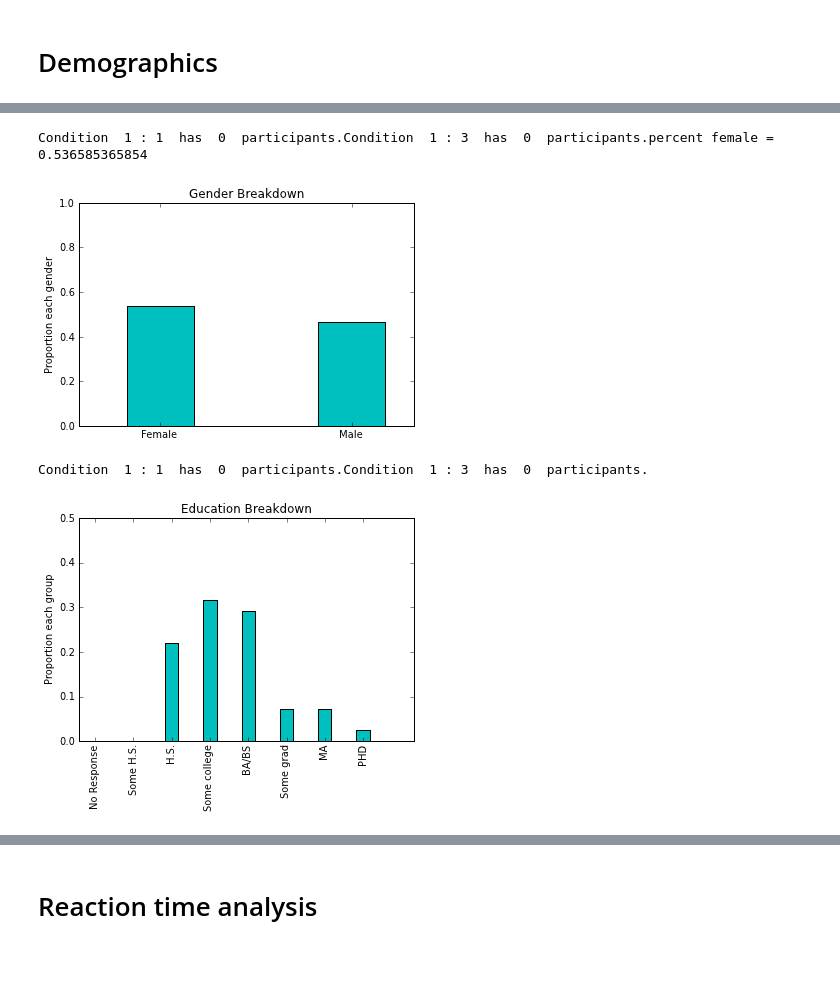
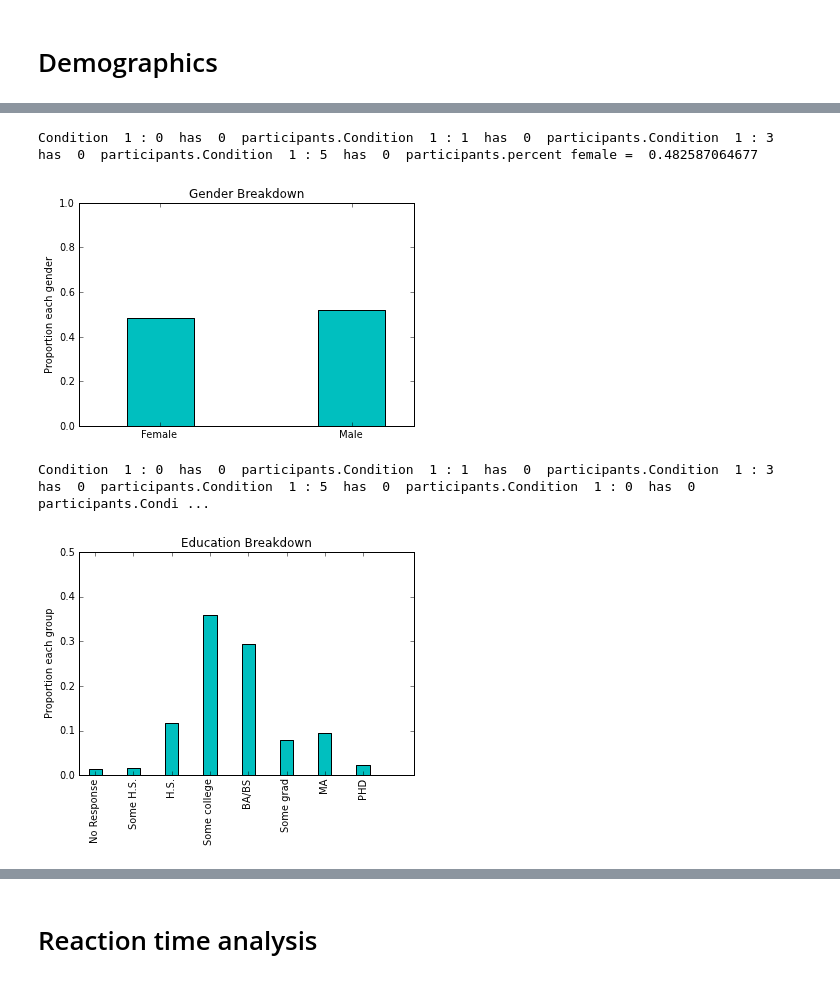
Before and after one commit to NYUCCL/CrumpMcDonnellGureckis2013, a Jupyter notebook: dataanalysis/ActiveLearning_SHJ.ipynb, the cells around one changed output, grey strips where cells are left out. Cells and saved outputs as stored; diff of their text form; code cells hidden in the pictures.

```diff
--- a/dataanalysis/ActiveLearning_SHJ.ipynb
+++ b/dataanalysis/ActiveLearning_SHJ.ipynb
@@ -87,10 +123,10 @@ Condition  1 : 0  has  40  participants.Condition  1 : 1  has  35  participants.
 # %%
-genders=get_gender(participants, "4.3", 1, 1)+get_gender(participants, "4.3", 1, 3)print "percent female = ", sum(genders)/float(len(genders))# plot parametersind = arange(2)width=0.35fig = plt.figure()ax = fig.add_subplot(111)genderCs = [sum(genders)/float(len(genders)), (len(genders)-sum(genders))/float(len(genders))]passv = ax.bar(ind, genderCs, width, color='c')ax.set_ylabel('Proportion each gender')ax.set_title('Gender Breakdown')ax.set_xticks(ind+width/2)ax.set_xticklabels(('Female','Male'))plt.axis([-0.25,1.5,0,1])plt.show()
+genders=get_gender(participants, "5.3", 1, 0)+get_gender(participants, "5.3", 1, 1)+get_gender(participants, "5.3", 1, 3)+get_gender(participants, "5.3", 1, 5)print "percent female = ", sum(genders)/float(len(genders))# plot parametersind = arange(2)width=0.35fig = plt.figure()ax = fig.add_subplot(111)genderCs = [sum(genders)/float(len(genders)), (len(genders)-sum(genders))/float(len(genders))]passv = ax.bar(ind, genderCs, width, color='c')ax.set_ylabel('Proportion each gender')ax.set_title('Gender Breakdown')ax.set_xticks(ind+width/2)ax.set_xticklabels(('Female','Male'))plt.axis([-0.25,1.5,0,1])plt.show()
 # %% [output]
-Condition  1 : 1  has  0  participants.Condition  1 : 3  has  0  participants.percent female =  0.536585365854
+Condition  1 : 0  has  0  participants.Condition  1 : 1  has  0  participants.Condition  1 : 3  has  0  participants.Condition  1 : 5  has  0  participants.percent female =  0.482587064677
-[figure, old version]
+[figure, new version]
 # %%
-education=get_education(participants, "4.3", 1, 1)+get_education(participants, "4.3", 1, 3)education# plot parametersind = arange(8)width=0.35fig = plt.figure()ax = fig.add_subplot(111)educationCs=[len(filter(lambda x: x==NORESPONSE, education)),len(filter(lambda x: x==SOMEHIGHSCHOOL, education)),len(filter(lambda x: x==HIGHSCHOOL, education)),len(filter(lambda x: x==SOMECOLLEGE, education)),len(filter(lambda x: x==BA, education)),len(filter(lambda x: x==SOMEGRAD, education)),len(filter(lambda x: x==MA, education)),len(filter(lambda x: x==PHD, education))]passv = ax.bar(ind, array(educationCs)/float(len(education)), width, color='c')ax.set_ylabel('Proportion each group')ax.set_title('Education Breakdown')ax.set_xticks(ind+width/2)ax.set_xticklabels(('No Response','Some H.S.', 'H.S.', 'Some college', 'BA/BS', 'Some grad', 'MA', 'PHD'), rotation='vertical')#labels = pylab.getp(pylab.gca(),'xticklabels')plt.axis([-0.25,8.5,0,0.5])plt.show()
+education=get_education(participants, "5.3", 1, 0)+get_education(participants, "5.3", 1, 1)+get_education(participants, "5.3", 1, 3)+get_education(participants, "5.3", 1, 5)+get_education(participants, "5.32", 1, 0)+get_education(participants, "5.32", 1, 1)+get_education(participants, "5.32", 1, 3)+get_education(participants, "5.32", 1, 5)education# plot parametersind = arange(8)width=0.35fig = plt.figure()ax = fig.add_subplot(111)educationCs=[len(filter(lambda x: x==NORESPONSE, education)),len(filter(lambda x: x==SOMEHIGHSCHOOL, education)),len(filter(lambda x: x==HIGHSCHOOL, education)),len(filter(lambda x: x==SOMECOLLEGE, education)),len(filter(lambda x: x==BA, education)),len(filter(lambda x: x==SOMEGRAD, education)),len(filter(lambda x: x==MA, education)),len(filter(lambda x: x==PHD, education))]passv = ax.bar(ind, array(educationCs)/float(len(education)), width, color='c')ax.set_ylabel('Proportion each group')ax.set_title('Education Breakdown')ax.set_xticks(ind+width/2)ax.set_xticklabels(('No Response','Some H.S.', 'H.S.', 'Some college', 'BA/BS', 'Some grad', 'MA', 'PHD'), rotation='vertical')#labels = pylab.getp(pylab.gca(),'xticklabels')plt.axis([-0.25,8.5,0,0.5])plt.show()
 # %% [output]
-Condition  1 : 1  has  0  participants.Condition  1 : 3  has  0  participants.
+Condition  1 : 0  has  0  participants.Condition  1 : 1  has  0  participants.Condition  1 : 3  has  0  participants.Condition  1 : 5  has  0  participants.Condition  1 : 0  has  0  participants.Condi ...
-[figure, old version]
+[figure, new version]
```
Also changed, not shown: parts of 28 cells of this notebook, 3 other files.
